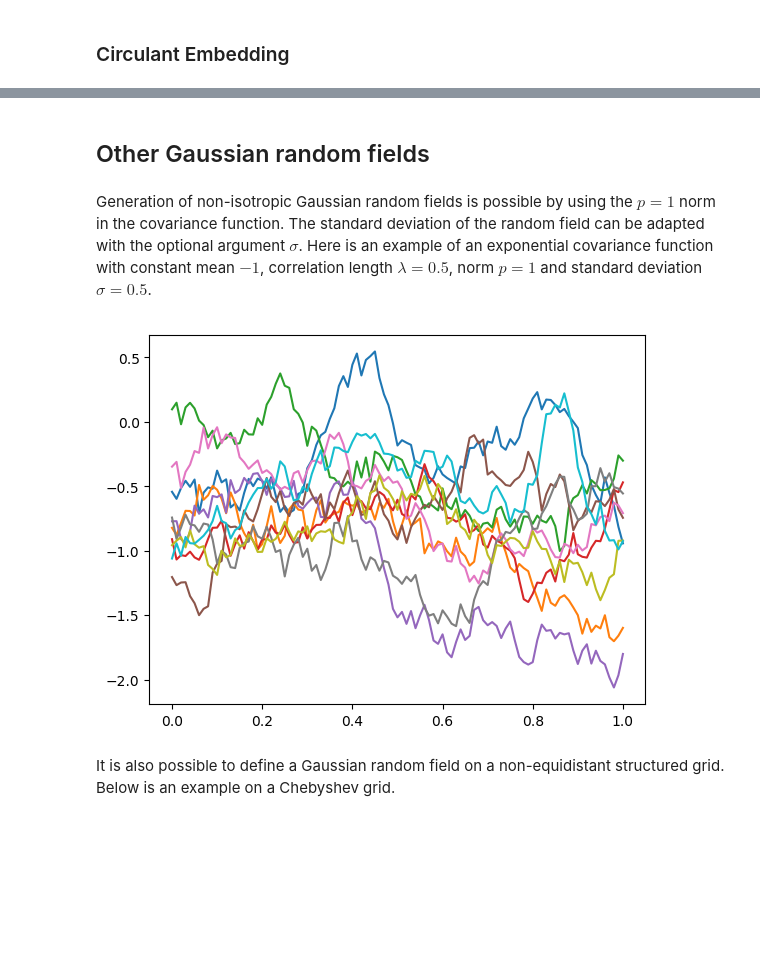
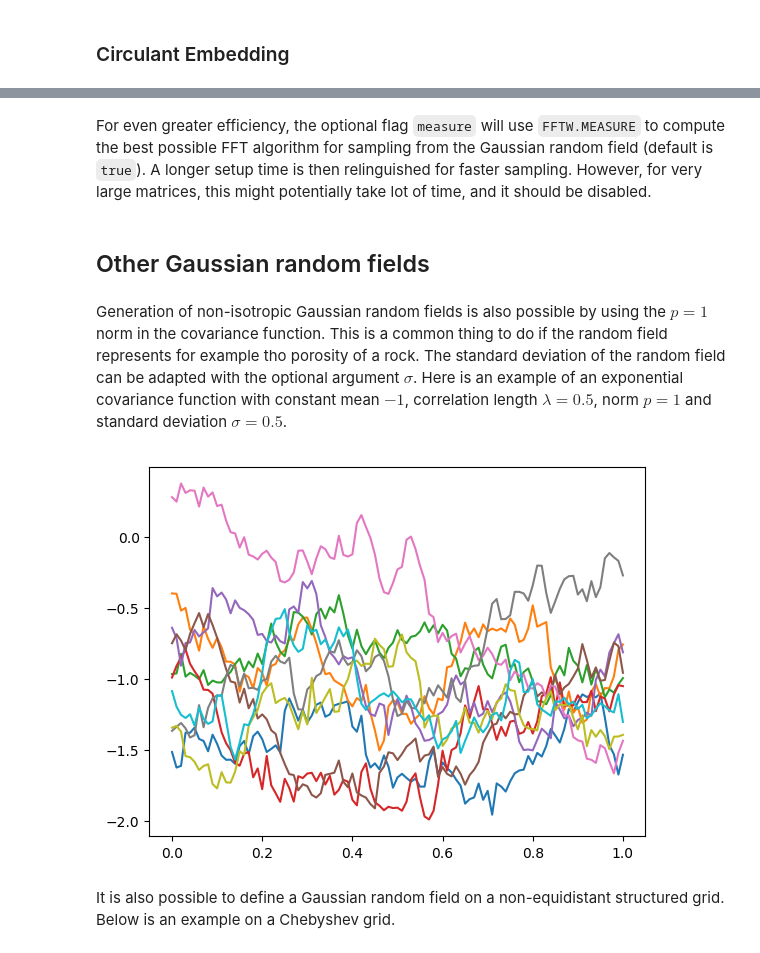
Before and after one commit to PieterjanRobbe/GaussianRandomFields.jl, a Jupyter notebook: tutorial/tutorial.ipynb, the cells around one changed output, grey strips where cells are left out. Saved outputs shown, nothing was run; the diff lists cells and outputs as text; code cells hidden in the pictures; blank space fills up the shorter version.

Commit message:
updated tutorial for circulant embedding

```diff
--- a/tutorial/tutorial.ipynb
+++ b/tutorial/tutorial.ipynb
@@ -197,15 +284,17 @@ println("--------------------------")
+# %% [markdown]
+For even greater efficiency, the optional flag `measure` will use `FFTW.MEASURE` to compute the best possible FFT algorithm for sampling from the Gaussian random field (default is `true`). A longer setup time is then relinguished for faster sampling. However, for very large matrices, this might potentially take lot of time, and it should be disabled.
 # %% [markdown]
 ## Other Gaussian random fields
 # %% [markdown]
-Generation of non-isotropic Gaussian random fields is possible by using the $p=1$ norm in the covariance function. The standard deviation of the random field can be adapted with the optional argument $\sigma$. Here is an example of an exponential covariance function with constant mean $-1$, correlation length $\lambda=0.5$, norm $p=1$ and standard deviation $\sigma=0.5$.
+Generation of non-isotropic Gaussian random fields is also possible by using the $p=1$ norm in the covariance function. This is a common thing to do if the random field represents for example tho porosity of a rock. The standard deviation of the random field can be adapted with the optional argument $\sigma$. Here is an example of an exponential covariance function with constant mean $-1$, correlation length $\lambda=0.5$, norm $p=1$ and standard deviation $\sigma=0.5$.
 # %%
 exp =  Exponential(0.5,σ=0.5,p=1)
 cov = CovarianceFunction(1,exp)
 pts = 0:0.01:1
-grf = GaussianRandomField(-1,cov,Cholesky(),pts)
+grf = GaussianRandomField(-1,cov,CirculantEmbedding(),pts)
 plot(grf,n=10)
 # %% [output]
-[figure, old version]
+[figure, new version]
 # %% [markdown]
 It is also possible to define a Gaussian random field on a non-equidistant structured grid. Below is an example on a Chebyshev grid.
 # %%
```
Also changed, not shown: parts of 50 cells of this notebook, 3 other files.
